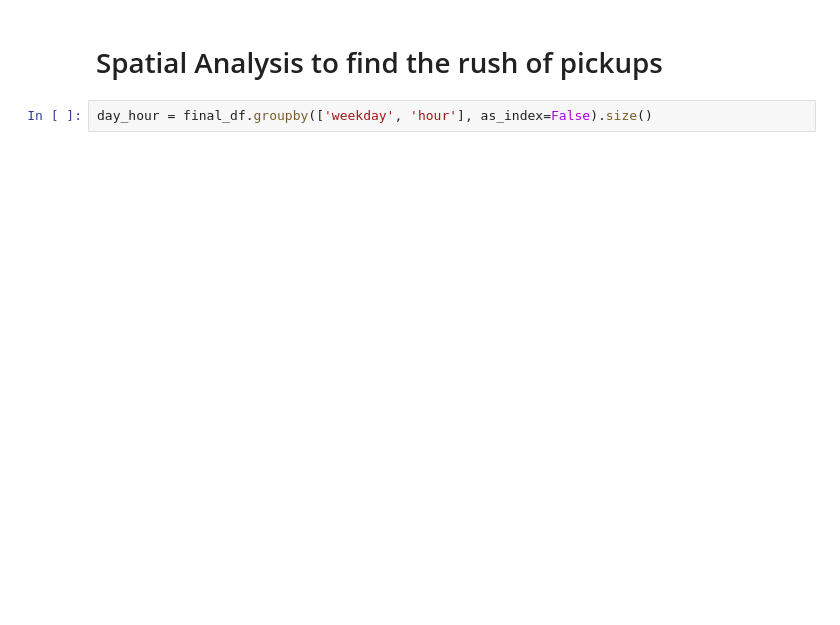
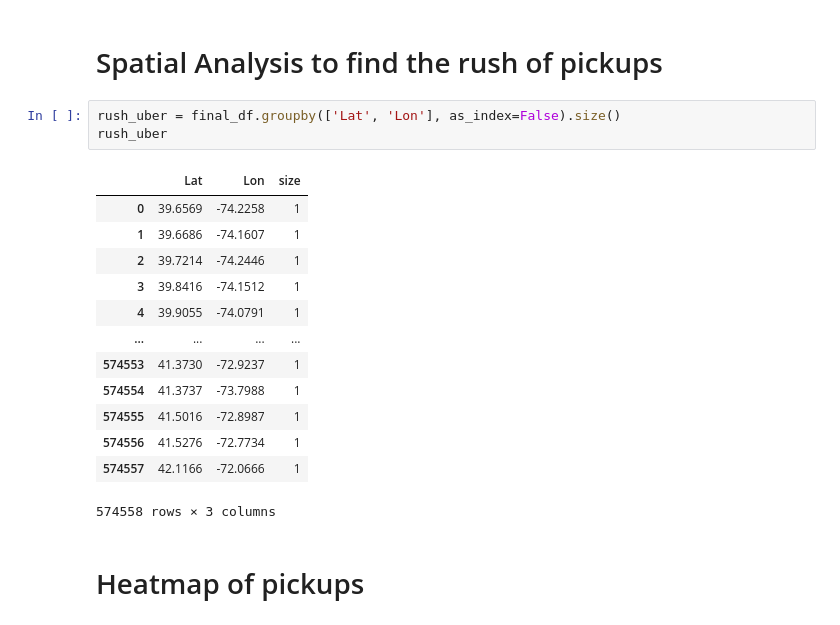
Before and after one commit to Aru-jan/Uber, a Jupyter notebook: uber_project.ipynb, the cells around one changed output. Drawn from its saved outputs; the diff is of its cells as text; blank space fills up the shorter version.

```diff
--- a/uber_project.ipynb
+++ b/uber_project.ipynb
@@ -416,4 +446,21 @@ NameError: name 'final_df' is not defined
 # %% [markdown]
 # Spatial Analysis to find the rush of pickups
 # %%
-day_hour = final_df.groupby(['weekday', 'hour'], as_index=False).size()
+rush_uber = final_df.groupby(['Lat', 'Lon'], as_index=False).size()
+rush_uber
+# %% [output]
+|  | Lat | Lon | size |
+| 0 | 39.6569 | -74.2258 | 1 |
+| 1 | 39.6686 | -74.1607 | 1 |
+| 2 | 39.7214 | -74.2446 | 1 |
+| 3 | 39.8416 | -74.1512 | 1 |
+| 4 | 39.9055 | -74.0791 | 1 |
+| ... | ... | ... | ... |
+| 574553 | 41.3730 | -72.9237 | 1 |
+| 574554 | 41.3737 | -73.7988 | 1 |
+| 574555 | 41.5016 | -72.8987 | 1 |
+| 574556 | 41.5276 | -72.7734 | 1 |
+| 574557 | 42.1166 | -72.0666 | 1 |
+574558 rows × 3 columns
+# %% [markdown]
+# Heatmap of pickups
```
Also changed, not shown: parts of 8 cells of this notebook.
